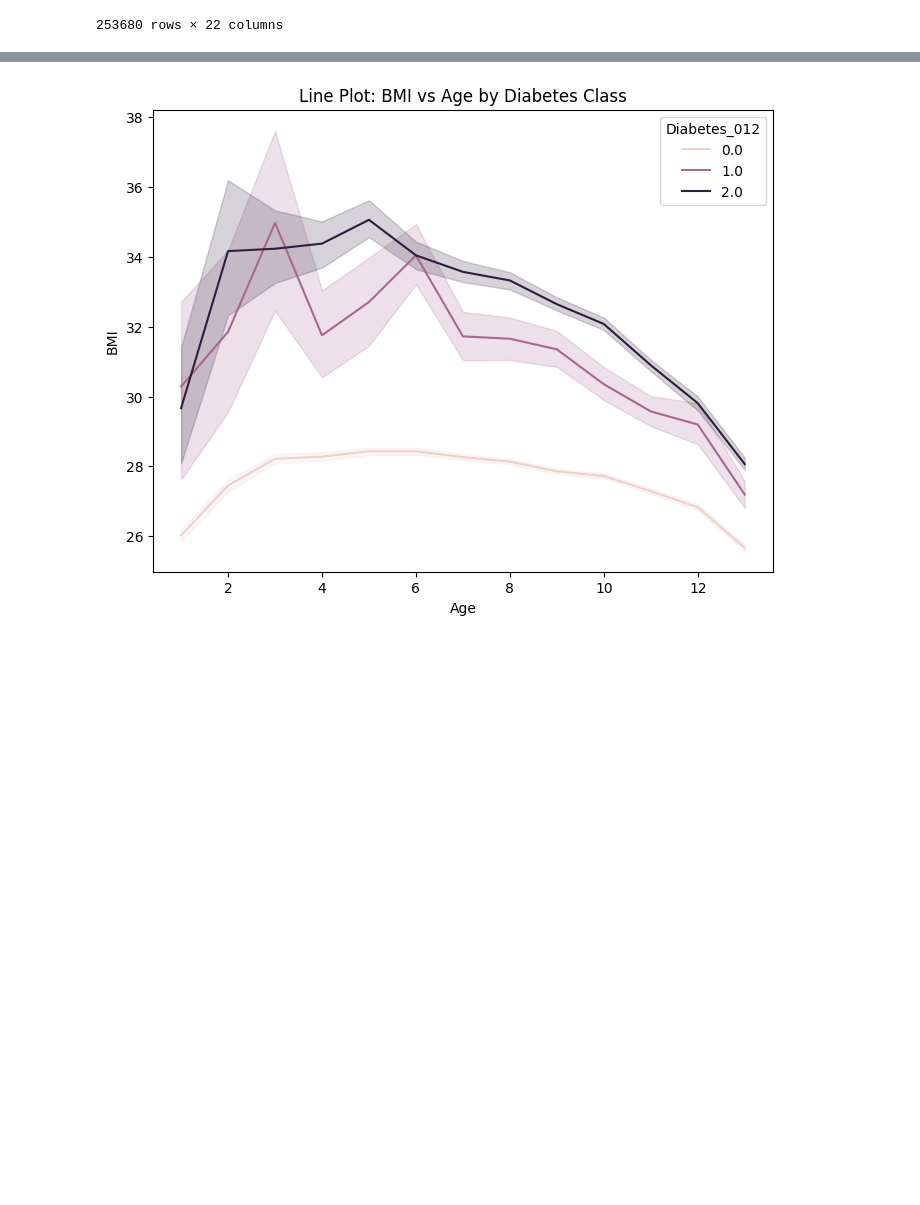
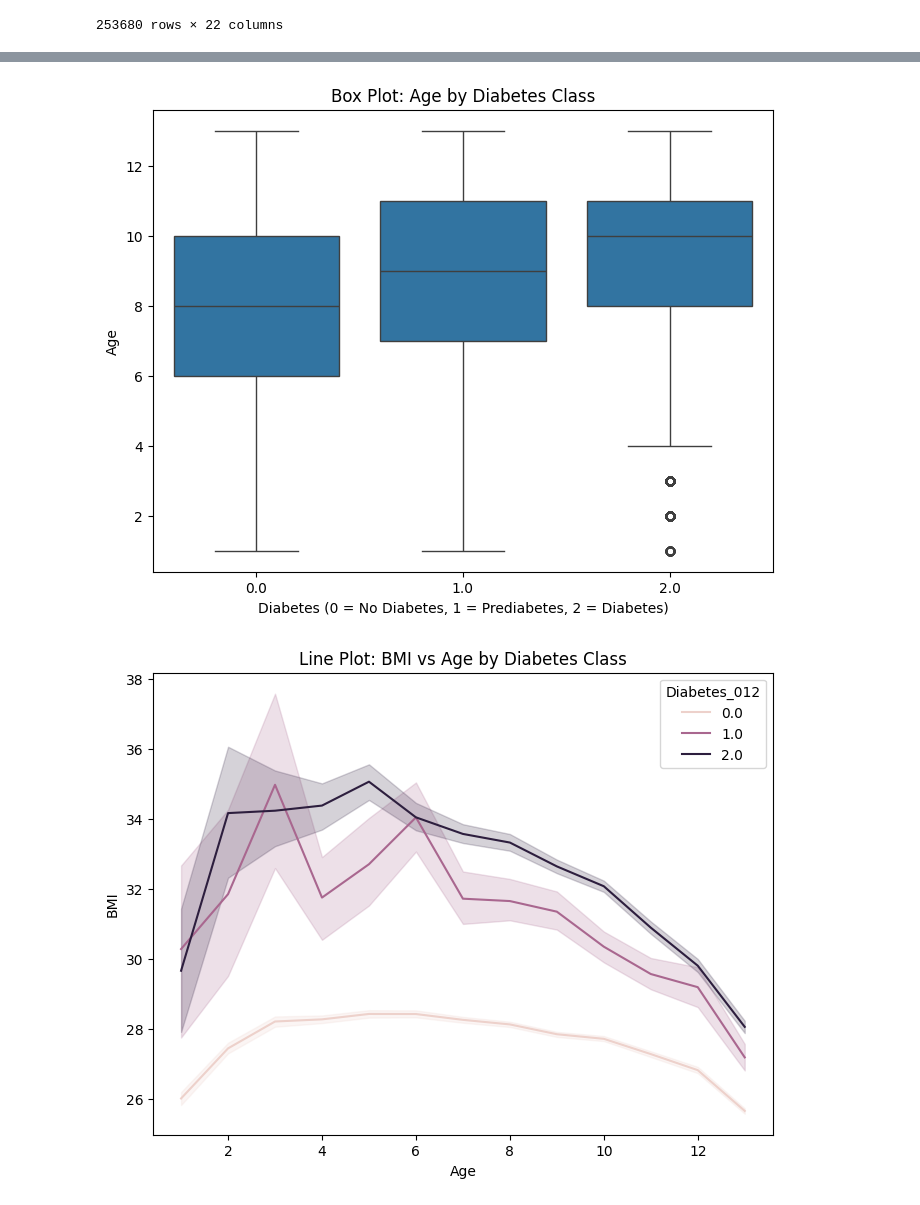
Before and after one commit to suhasp3/DiabetesClassifier, a Jupyter notebook: Project.ipynb, the cells around one changed output, grey strips where cells are left out. Saved outputs shown, nothing was run; the diff lists cells and outputs as text; code cells hidden in the pictures; blank space fills up the shorter version.

```diff
--- a/Project.ipynb
+++ b/Project.ipynb
@@ -34,3 +38,7 @@ for feature in ['BMI', 'Age', 'GenHlth']:
+# %%
+feature_boxplot("Age")
+# %% [output]
+[figure, added]
 # %%
 plt.figure(figsize=(8, 6))
 sns.lineplot(data=diabetes_large, x='Age', y='BMI', hue='Diabetes_012')
```
Also changed, not shown: parts of 3 cells of this notebook.
